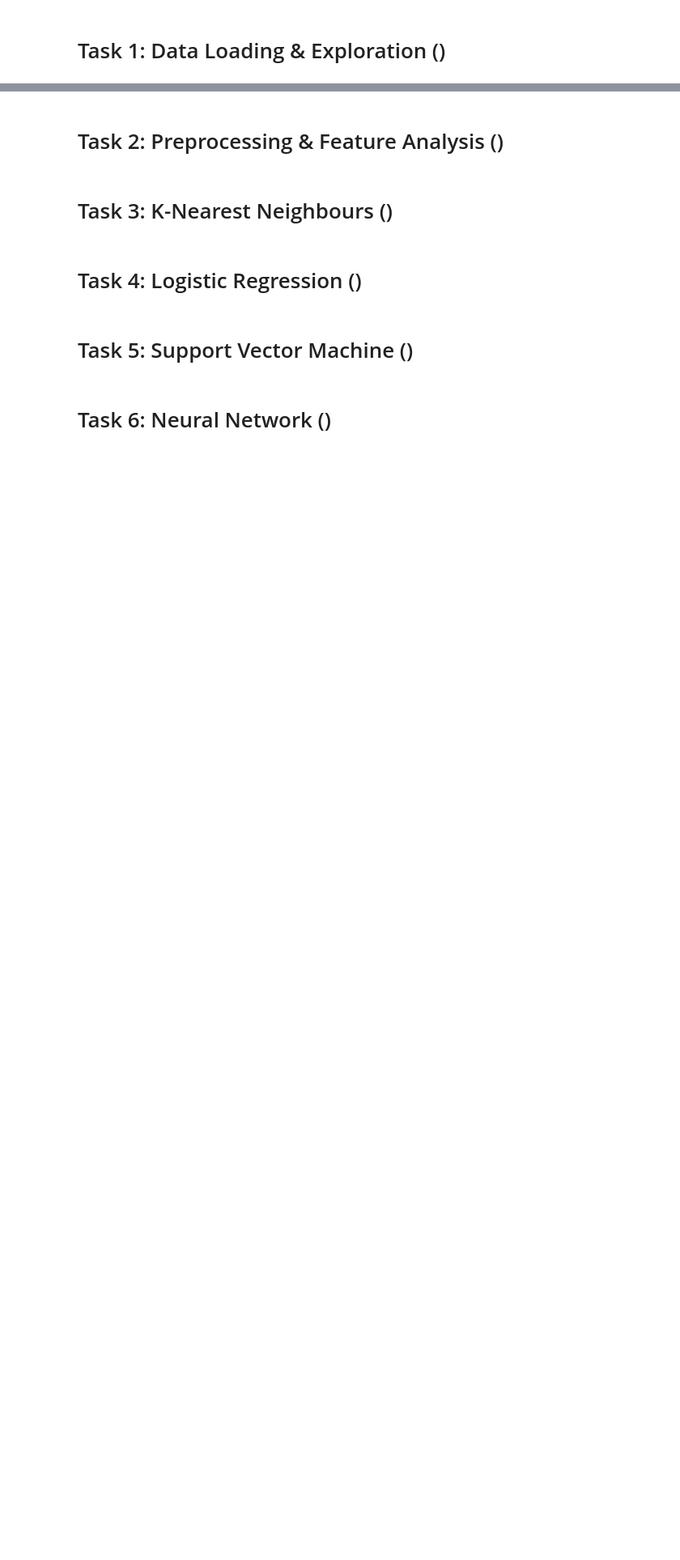
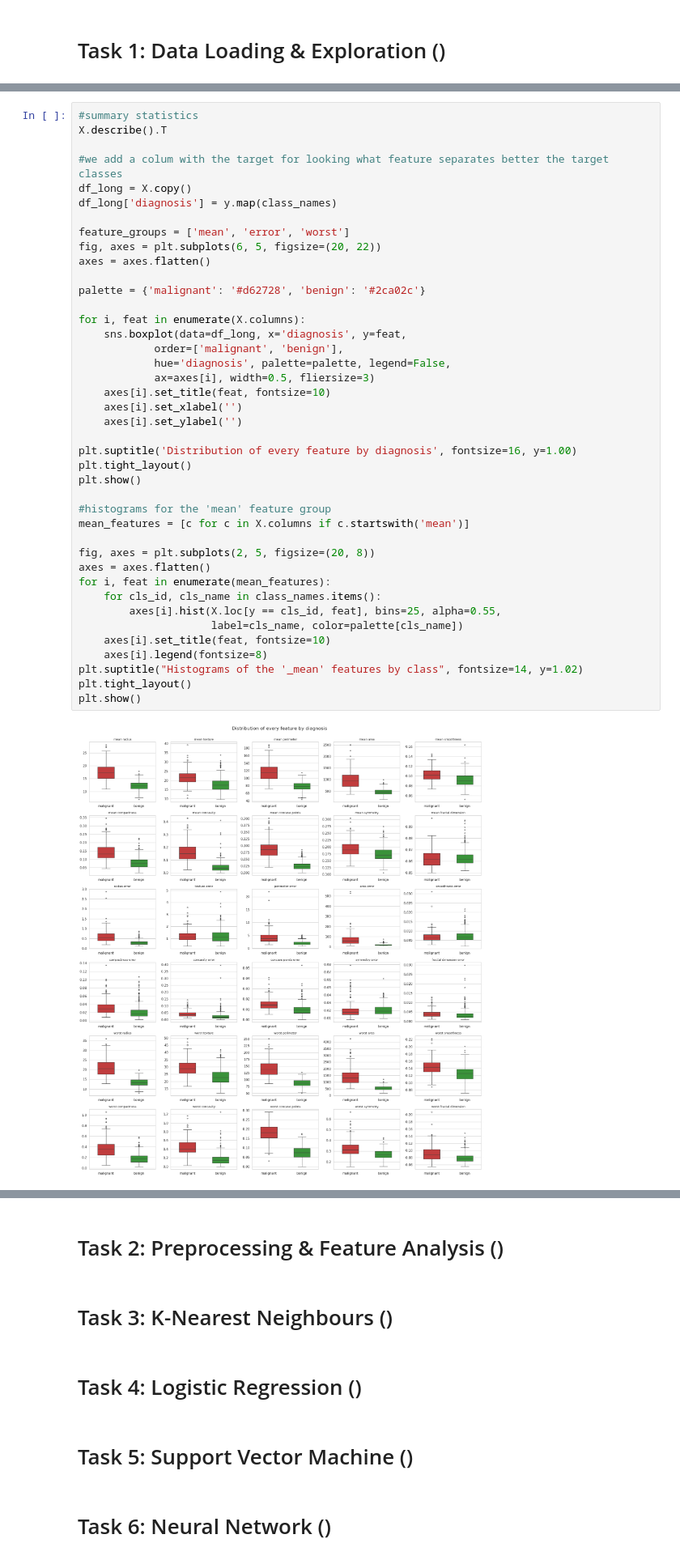
Before and after one commit to harasarahh/machine-learning-projects, a Jupyter notebook: SupervisedLearning/ML_assignment2.ipynb, the cells around one changed output, grey strips where cells are left out. Shown at 81% size. Saved outputs shown, nothing was run; the diff lists cells and outputs as text; blank space fills up the shorter version.

```diff
--- a/SupervisedLearning/ML_assignment2.ipynb
+++ b/SupervisedLearning/ML_assignment2.ipynb
@@ -6,0 +92,43 @@
+# %%
+#summary statistics
+X.describe().T
+
+#we add a colum with the target for looking what feature separates better the target classes
+df_long = X.copy()
+df_long['diagnosis'] = y.map(class_names)
+
+feature_groups = ['mean', 'error', 'worst']
+fig, axes = plt.subplots(6, 5, figsize=(20, 22))
+axes = axes.flatten()
+
+palette = {'malignant': '#d62728', 'benign': '#2ca02c'}
+
+for i, feat in enumerate(X.columns):
+    sns.boxplot(data=df_long, x='diagnosis', y=feat,
+            order=['malignant', 'benign'],
+            hue='diagnosis', palette=palette, legend=False,
+            ax=axes[i], width=0.5, fliersize=3)
+    axes[i].set_title(feat, fontsize=10)
+    axes[i].set_xlabel('')
+    axes[i].set_ylabel('')
+
+plt.suptitle('Distribution of every feature by diagnosis', fontsize=16, y=1.00)
+plt.tight_layout()
+plt.show()
+
+#histograms for the 'mean' feature group
+mean_features = [c for c in X.columns if c.startswith('mean')]
+
+fig, axes = plt.subplots(2, 5, figsize=(20, 8))
+axes = axes.flatten()
+for i, feat in enumerate(mean_features):
+    for cls_id, cls_name in class_names.items():
+        axes[i].hist(X.loc[y == cls_id, feat], bins=25, alpha=0.55,
+                     label=cls_name, color=palette[cls_name])
+    axes[i].set_title(feat, fontsize=10)
+    axes[i].legend(fontsize=8)
+plt.suptitle("Histograms of the '_mean' features by class", fontsize=14, y=1.02)
+plt.tight_layout()
+plt.show()
+# %% [output]
+[figure, added]
```
Also changed, not shown: parts of 8 cells of this notebook.
